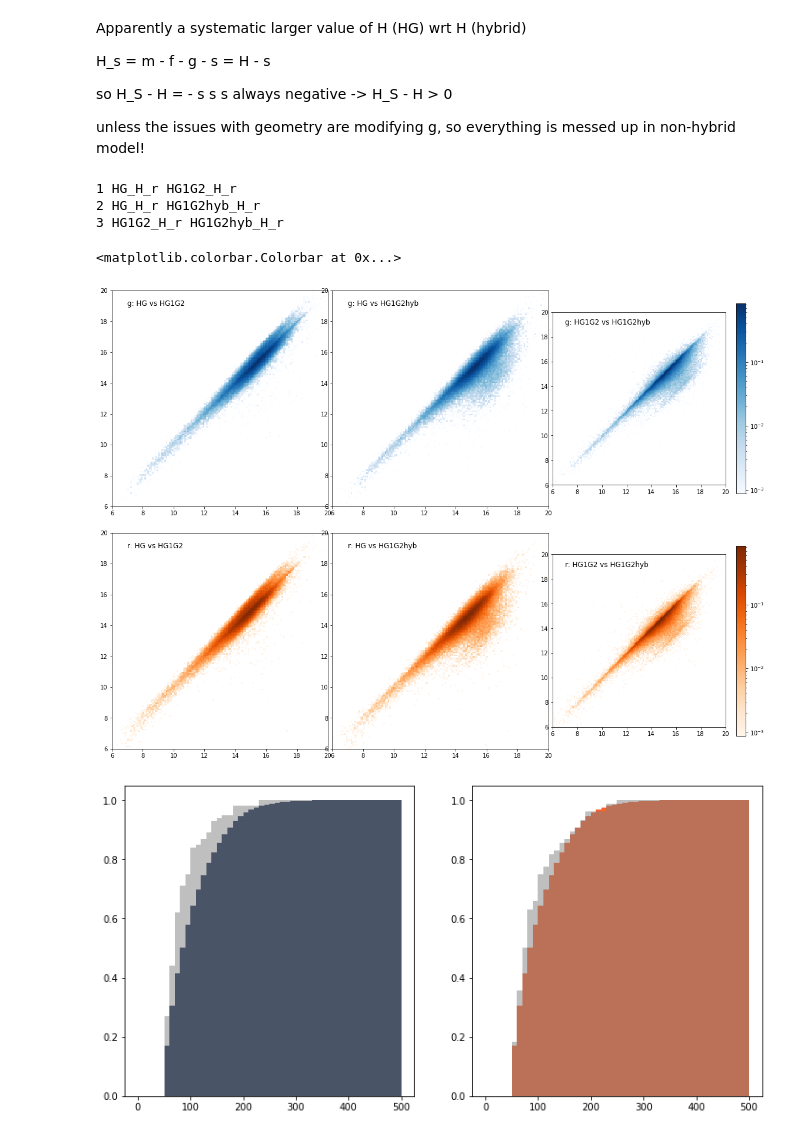
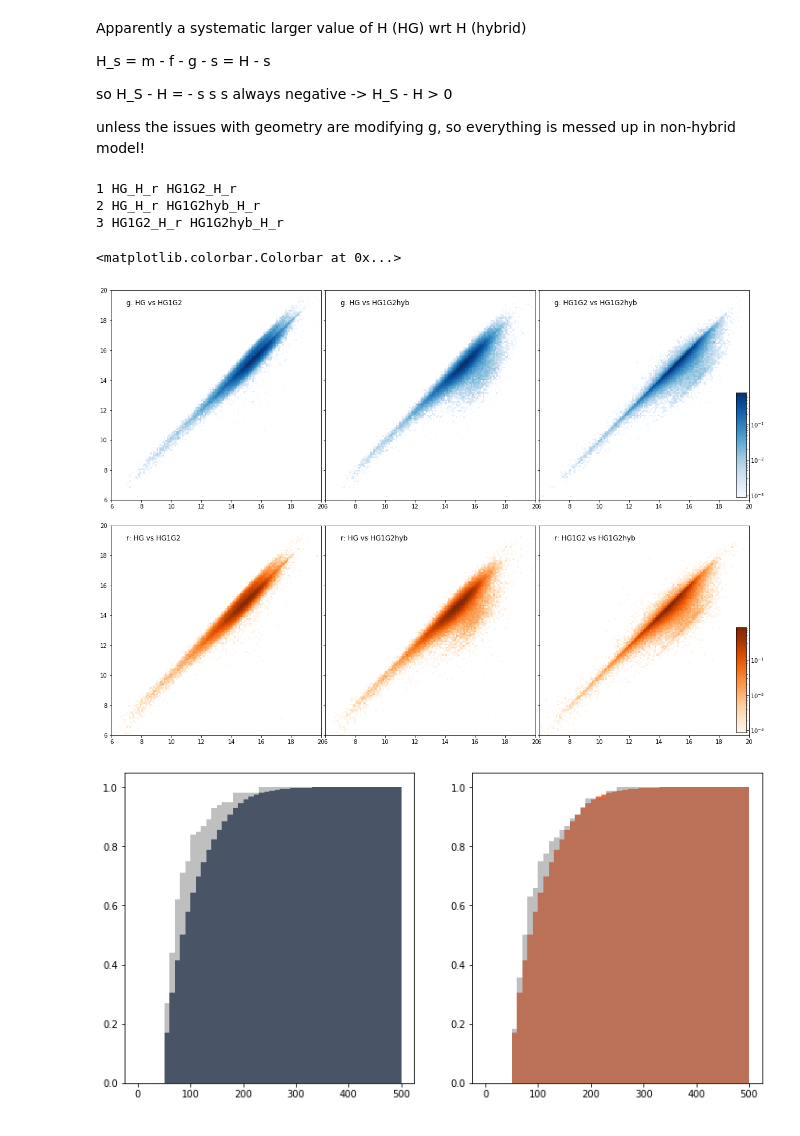
Before and after one commit to astrolabsoftware/fink-tutorials, a Jupyter notebook: sso/spins/2_compare_models.ipynb, the cells around one changed output. Drawn from its saved outputs; the diff is of its cells as text; code cells hidden in the pictures.

```diff
--- a/sso/spins/2_compare_models.ipynb
+++ b/sso/spins/2_compare_models.ipynb
@@ -143,8 +143,8 @@ thres = 1e-3
 
 
 # HG1G2 parameters
-maskG1G2_g = (data.HG1G2_G1_g>thres)  & (data.HG1G2_G2_g>thres) & (1-data.HG1G2_G1_g-data.HG1G2_G2_g>thres)
-maskG1G2_r = (data.HG1G2_G1_r>thres)  & (data.HG1G2_G2_r>thres) & (1-data.HG1G2_G1_r-data.HG1G2_G2_r>thres)
+maskG1G2_g = (data.HG1G2_G1_g>thres)  & (data.HG1G2_G2_g>thres) & ((1-data.HG1G2_G1_g-data.HG1G2_G2_g)>thres)
+maskG1G2_r = (data.HG1G2_G1_r>thres)  & (data.HG1G2_G2_r>thres) & ((1-data.HG1G2_G1_r-data.HG1G2_G2_r)>thres)
 maskG1G2_fit = (data.HG1G2_fit==0)  & (data.HG1G2_status>=2)
 maskG1G2 = maskG1G2_fit & maskG1G2_g & maskG1G2_r
 
@@ -152,7 +152,7 @@ maskG1G2 = maskG1G2_fit & maskG1G2_g & maskG1G2_r
 maskG1G2hyb_g = (data.HG1G2hyb_G1_g>thres)  & (data.HG1G2hyb_G2_g>thres) & ((1-data.HG1G2hyb_G1_g-data.HG1G2hyb_G2_g)>thres)
 maskG1G2hyb_r = (data.HG1G2hyb_G1_r>thres)  & (data.HG1G2hyb_G2_r>thres) & ((1-data.HG1G2hyb_G1_r-data.HG1G2hyb_G2_r)>thres)
 maskG1G2hyb_ZTF = maskG1G2hyb_g & maskG1G2hyb_r
-maskG1G2hyb_fit = (data.HG1G2hyb_fit==0)  & (data.HG1G2hyb_status==4)
+maskG1G2hyb_fit = (data.HG1G2hyb_fit==0)  & (data.HG1G2hyb_status>=2)
 maskG1G2hyb = maskG1G2hyb_fit & maskG1G2hyb_ZTF
 
 # Hybrid ATLAS
@@ -184,7 +184,7 @@ print(f'  Mask G1G2 g+r : {len(data[maskG1G2]):6d}  ({100.*len(data[maskG1G2])/l
 print()
 print(f'  Mask hyb g    : {len(data[maskG1G2hyb_g]):6d}  ({100.*len(data[maskG1G2hyb_g])/len(data):>6.2f}%)')
 print(f'  Mask hyb r    : {len(data[maskG1G2hyb_r]):6d}  ({100.*len(data[maskG1G2hyb_r])/len(data):>6.2f}%)')
-print(f'  Mask hyb g+r  : {len(data[maskG1G2hyb_ZTF]):6d}  ({100.*len(data[maskG1G2hyb_ZTF])/len(data):>6.2f}%)')
+print(f'  Mask hyb g+r  : {len(data[maskG1G2hyb]):6d}  ({100.*len(data[maskG1G2hyb])/len(data):>6.2f}%)')
 print()
 # print(f'  Mask hyb o    : {len(data_w_atlas[maskG1G2atlas_o]):6d}  ({100.*len(data_w_atlas[maskG1G2atlas_o])/len(data):>6.2f}%)')
 # print(f'  Mask hyb c    : {len(data_w_atlas[maskG1G2atlas_c]):6d}  ({100.*len(data_w_atlas[maskG1G2atlas_c])/len(data):>6.2f}%)')
@@ -359,36 +361,53 @@ for i in range(3):
     for j in range(i+1,3):
 
         mx = models[i]
         my = models[j]
         loc_f = 'r'
         print( i+j, f'{mx}_H_{loc_f}', f'{my}_H_{loc_f}' )
 
         # Filter g
         x = data[f'{mx}_H_g']
         y = data[f'{my}_H_g']
         loc_cmap = 'Blues'
         _ , _, _, img = ax[0,i+j-1].hist2d( x, y, range=hh_r, bins=bb_r, cmap=loc_cmap, norm='log', density=True )
         ax[0,i+j-1].text( xlab, ylab, f'g: {mx} vs {my}', fontsize='large' )
 
         # Filter r
         x = data[f'{mx}_H_r']
         y = data[f'{my}_H_r']
         loc_cmap = 'Oranges'
         _ , _, _, imr = ax[1,i+j-1].hist2d( x, y, range=hh_r, bins=bb_r, cmap=loc_cmap, norm='log', density=True )
         ax[1,i+j-1].text( xlab, ylab, f'r: {mx} vs {my}', fontsize='large' )
 
         ax[0,i+j-1].set_aspect('equal')
         ax[1,i+j-1].set_aspect('equal')
 
+        if (i+j-1)>0:
+            ax[0,i+j-1].set_yticklabels('')
+            ax[1,i+j-1].set_yticklabels('')
 
-fig.colorbar(img, ax=ax[0,2], shrink=0.8)
-fig.colorbar(imr, ax=ax[1,2], shrink=0.8)
+axinsg = inset_axes(
+    ax[0,2],
+    width="5%",  # width: 50% of parent_bbox width
+    height="50%",  # height: 5%
+    loc="lower right",
+)
+fig.colorbar(img, cax=axinsg)
+
+
+axinsr = inset_axes(
+    ax[1,2],
+    width="5%",  # width: 50% of parent_bbox width
+    height="50%",  # height: 5%
+    loc="lower right",
+)
+fig.colorbar(imr, cax=axinsr)
 # %% [output]
 1 HG_H_r HG1G2_H_r
 2 HG_H_r HG1G2hyb_H_r
 3 HG1G2_H_r HG1G2hyb_H_r
 <matplotlib.colorbar.Colorbar at 0x...>
-[figure, old version]
+[figure, new version]
 # %%
 # HG vs HG1G2
 fig, ax = plt.subplots(1, 2, figsize=(12,6))
```
Also changed, not shown: parts of 26 cells of this notebook, 1 other file.
